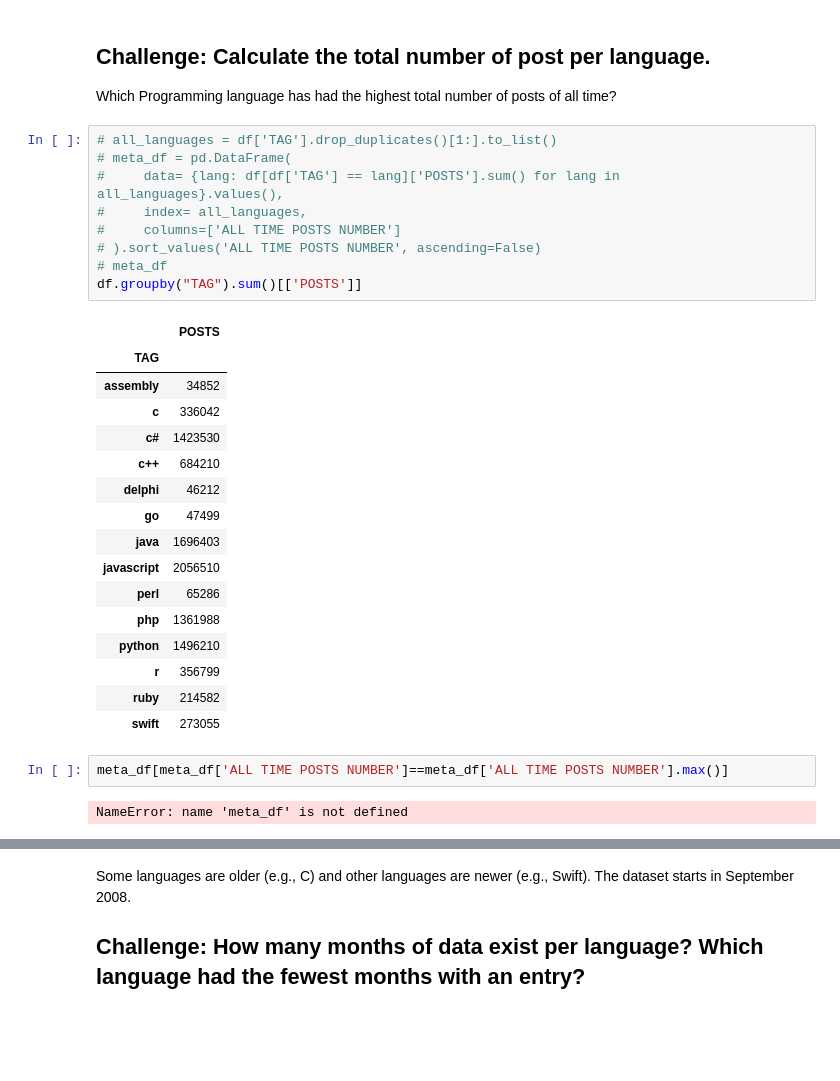
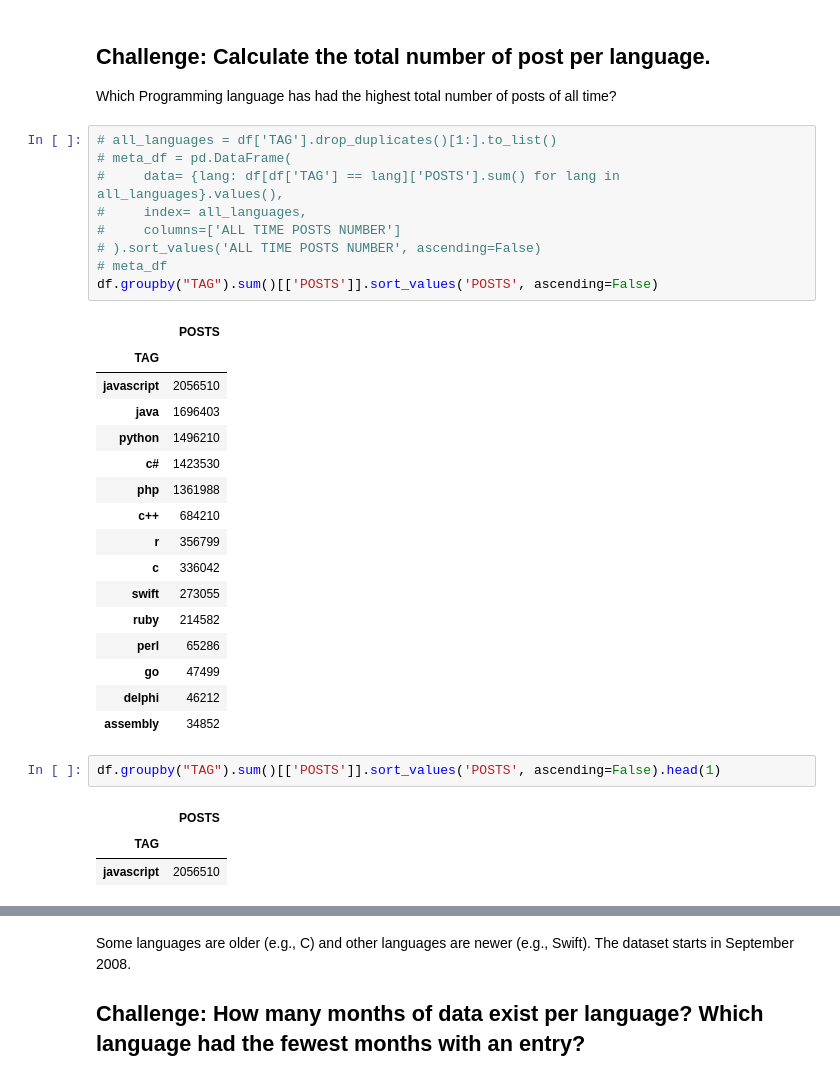
Before and after one commit to erfaw/elasti_py, a Jupyter notebook: Day073-erf/Programming_Languages_(start).ipynb, the cells around one changed output, grey strips where cells are left out. Saved outputs shown, nothing was run; the diff lists cells and outputs as text; blank space fills up the shorter version.

```diff
--- a/Day073-erf/Programming_Languages_(start).ipynb
+++ b/Day073-erf/Programming_Languages_(start).ipynb
@@ -96,30 +96,32 @@ Which Programming language has had the highest total number of posts of all time
 # %%
 # all_languages = df['TAG'].drop_duplicates()[1:].to_list()
 # meta_df = pd.DataFrame(
 #     data= {lang: df[df['TAG'] == lang]['POSTS'].sum() for lang in all_languages}.values(),
 #     index= all_languages,
 #     columns=['ALL TIME POSTS NUMBER']
 # ).sort_values('ALL TIME POSTS NUMBER', ascending=False)
 # meta_df
-df.groupby("TAG").sum()[['POSTS']]
+df.groupby("TAG").sum()[['POSTS']].sort_values('POSTS', ascending=False)
 # %% [output]
 |  | POSTS |
 | TAG |  |
+| javascript | 2056510 |
+| java | 1696403 |
+| python | 1496210 |
+| c# | 1423530 |
+| php | 1361988 |
+| c++ | 684210 |
+| r | 356799 |
+| c | 336042 |
+| swift | 273055 |
+| ruby | 214582 |
+| perl | 65286 |
+| go | 47499 |
+| delphi | 46212 |
 | assembly | 34852 |
-| c | 336042 |
-| c# | 1423530 |
-| c++ | 684210 |
-| delphi | 46212 |
-| go | 47499 |
-| java | 1696403 |
-| javascript | 2056510 |
-| perl | 65286 |
-| php | 1361988 |
-| python | 1496210 |
-| r | 356799 |
-| ruby | 214582 |
-| swift | 273055 |
-# %%
-meta_df[meta_df['ALL TIME POSTS NUMBER']==meta_df['ALL TIME POSTS NUMBER'].max()]
-# %% [output]
-NameError: name 'meta_df' is not defined
+# %%
+df.groupby("TAG").sum()[['POSTS']].sort_values('POSTS', ascending=False).head(1)
+# %% [output]
+|  | POSTS |
+| TAG |  |
+| javascript | 2056510 |
```
Also changed, not shown: parts of 12 cells of this notebook.
